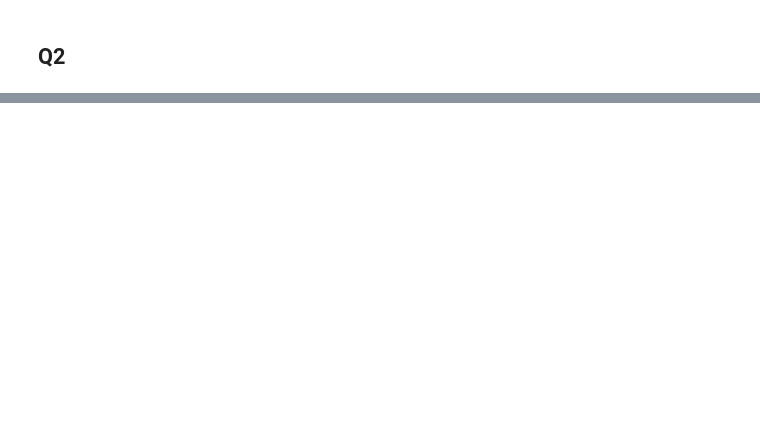
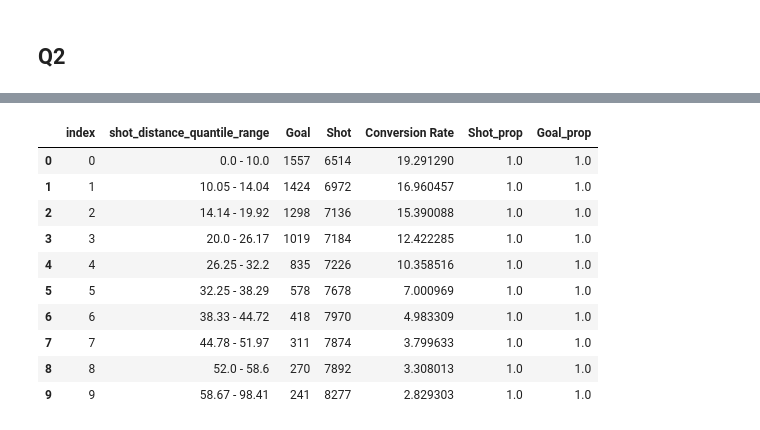
Before and after one commit to theAayushbajaj/NHL-Milestone-Project, a Jupyter notebook: src/Notebooks/02_simple_visualizations.ipynb, the cells around one changed output, grey strips where cells are left out. Saved outputs shown, nothing was run; the diff lists cells and outputs as text; code cells hidden in the pictures; blank space fills up the shorter version.

```diff
--- a/src/Notebooks/02_simple_visualizations.ipynb
+++ b/src/Notebooks/02_simple_visualizations.ipynb
@@ -121,0 +256,29 @@ df['shot_distance'] = df.apply(lambda row: euclidian_distance_goal(x_shot = row[
+# %%
+def calculate_proportion(group, column_name):
+    group[column_name + '_prop'] = group[column_name] / group[column_name].sum()
+    return group
+
+# Now, apply the function
+tmp = season_map[seasons[0]]
+tmp = tmp.groupby(['shot_distance_quantile_range'], as_index = False).apply(calculate_proportion, column_name='Shot')
+tmp = tmp.groupby(['shot_distance_quantile_range'], as_index = False).apply(calculate_proportion, column_name='Goal')
+
+tmp = tmp.fillna(0)
+
+tmp = tmp.droplevel([0, 1])
+
+#tmp = tmp.reset_index()
+# %%
+tmp
+# %% [output]
+|  | index | shot_distance_quantile_range | Goal | Shot | Conversion Rate | Shot_prop | Goal_prop |
+| 0 | 0 | 0.0 - 10.0 | 1557 | 6514 | 19.291290 | 1.0 | 1.0 |
+| 1 | 1 | 10.05 - 14.04 | 1424 | 6972 | 16.960457 | 1.0 | 1.0 |
+| 2 | 2 | 14.14 - 19.92 | 1298 | 7136 | 15.390088 | 1.0 | 1.0 |
+| 3 | 3 | 20.0 - 26.17 | 1019 | 7184 | 12.422285 | 1.0 | 1.0 |
+| 4 | 4 | 26.25 - 32.2 | 835 | 7226 | 10.358516 | 1.0 | 1.0 |
+| 5 | 5 | 32.25 - 38.29 | 578 | 7678 | 7.000969 | 1.0 | 1.0 |
+| 6 | 6 | 38.33 - 44.72 | 418 | 7970 | 4.983309 | 1.0 | 1.0 |
+| 7 | 7 | 44.78 - 51.97 | 311 | 7874 | 3.799633 | 1.0 | 1.0 |
+| 8 | 8 | 52.0 - 58.6 | 270 | 7892 | 3.308013 | 1.0 | 1.0 |
+| 9 | 9 | 58.67 - 98.41 | 241 | 8277 | 2.829303 | 1.0 | 1.0 |
```
Also changed, not shown: parts of 12 cells of this notebook, 1 other file.
